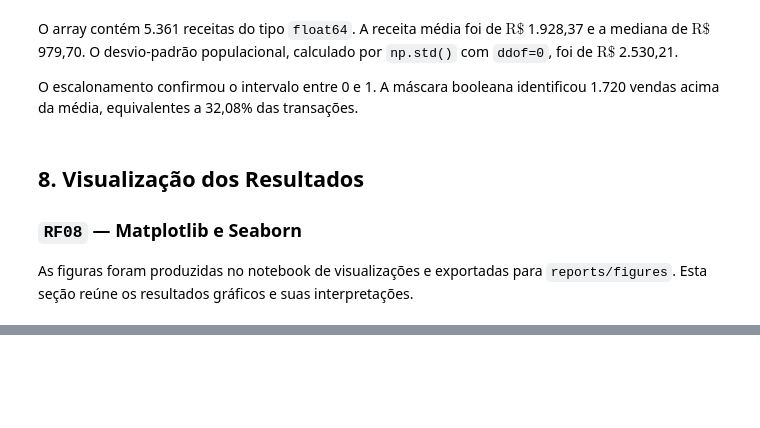
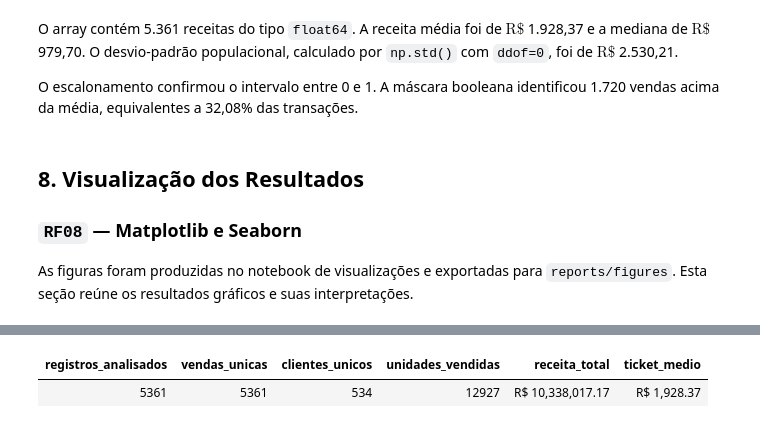
Before and after one commit to CorreaBrunoMiguel/sales-insight-py, a Jupyter notebook: notebooks/sales_insight.ipynb, the cells around one changed output, grey strips where cells are left out. Drawn from its saved outputs; the diff is of its cells as text; code cells hidden in the pictures; blank space fills up the shorter version.

```diff
--- a/notebooks/sales_insight.ipynb
+++ b/notebooks/sales_insight.ipynb
@@ -1034,0 +1040,23 @@ A partir da terceira posição, os resultados divergem: Maringá ocupa o terceir
+# %%
+numero_vendas = int(df["id_venda"].nunique())
+receita_total = float(df["receita_total"].sum())
+
+indicadores_gerais = {
+    "registros_analisados": int(len(df)),
+    "vendas_unicas": numero_vendas,
+    "clientes_unicos": int(df["id_cliente"].nunique()),
+    "unidades_vendidas": int(df["quantidade"].sum()),
+    "receita_total": round(receita_total, 2),
+    "ticket_medio": round(receita_total / numero_vendas, 2),
+}
+
+exibir_tabela(
+    pd.DataFrame([indicadores_gerais]),
+    formatos={
+        "receita_total": "R$ {:,.2f}",
+        "ticket_medio": "R$ {:,.2f}",
+    },
+)
+# %% [output]
+| registros_analisados | vendas_unicas | clientes_unicos | unidades_vendidas | receita_total | ticket_medio |
+| 5361 | 5361 | 534 | 12927 | R$ 10,338,017.17 | R$ 1,928.37 |
```
Also changed, not shown: parts of 7 cells of this notebook, 1 other file.
